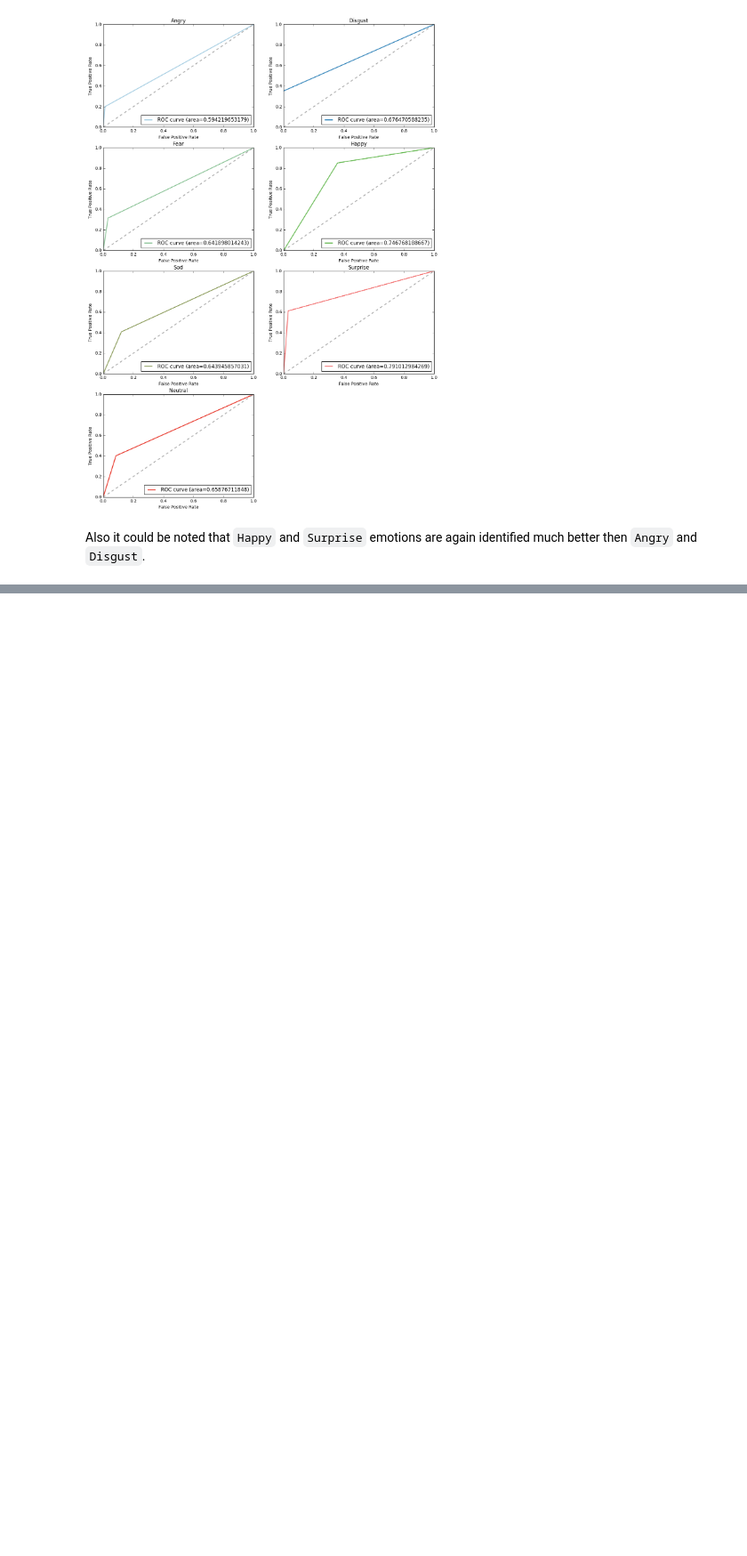
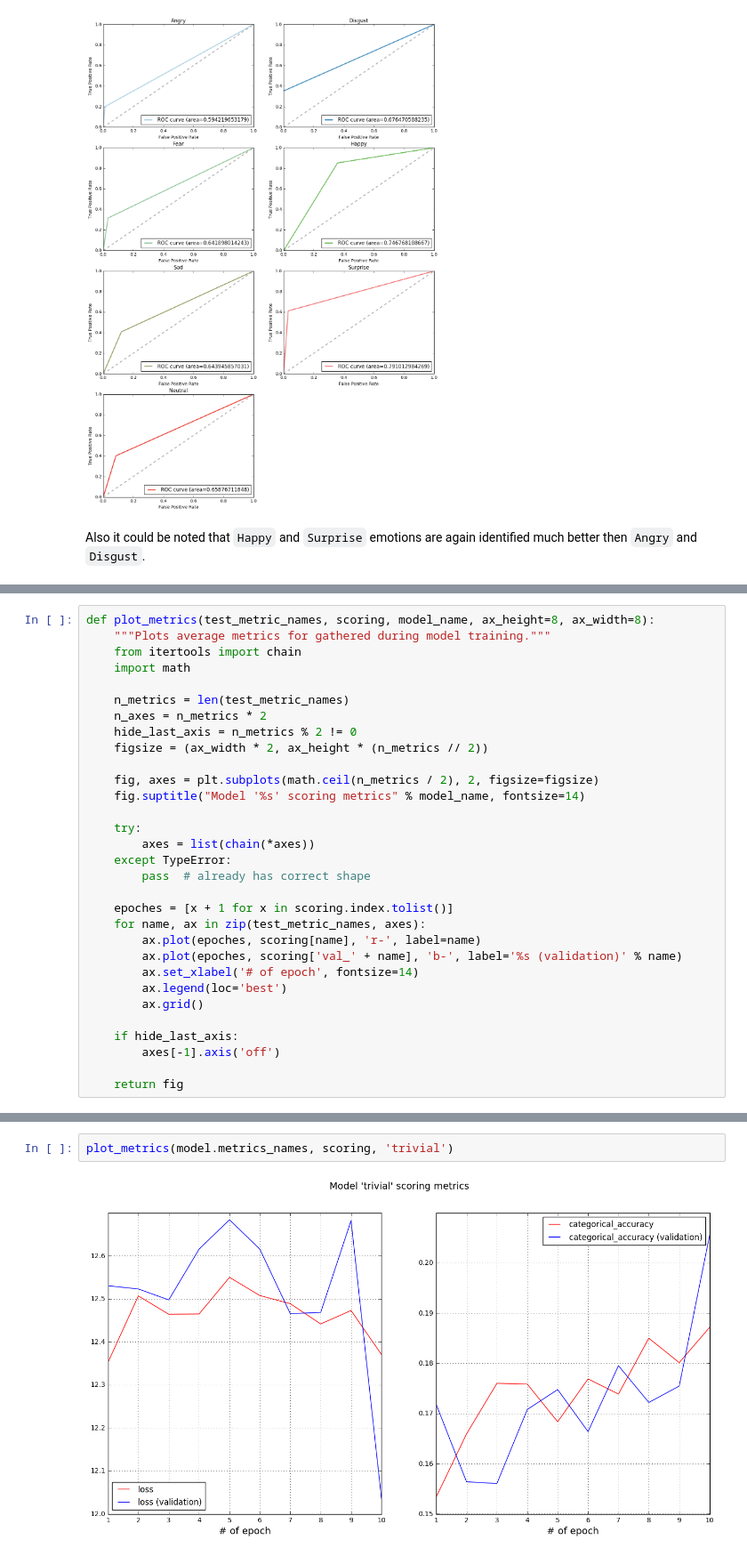
Before and after one commit to devforfu/emotions, a Jupyter notebook: emotions.ipynb, the cells around one changed output, grey strips where cells are left out. Shown at 89% size. Saved outputs shown, nothing was run; the diff lists cells and outputs as text; blank space fills up the shorter version.

```diff
--- a/emotions.ipynb
+++ b/emotions.ipynb
@@ -664,0 +762,31 @@ from keras.preprocessing.image import ImageDataGenerator
+# %%
+def plot_metrics(test_metric_names, scoring, model_name, ax_height=8, ax_width=8):
+    """Plots average metrics for gathered during model training."""
+    from itertools import chain
+    import math
+
+    n_metrics = len(test_metric_names)
+    n_axes = n_metrics * 2
+    hide_last_axis = n_metrics % 2 != 0
+    figsize = (ax_width * 2, ax_height * (n_metrics // 2))
+
+    fig, axes = plt.subplots(math.ceil(n_metrics / 2), 2, figsize=figsize)
+    fig.suptitle("Model '%s' scoring metrics" % model_name, fontsize=14)
+
+    try:
+        axes = list(chain(*axes))
+    except TypeError:
+        pass  # already has correct shape
+
+    epoches = [x + 1 for x in scoring.index.tolist()]
+    for name, ax in zip(test_metric_names, axes):
+        ax.plot(epoches, scoring[name], 'r-', label=name)
+        ax.plot(epoches, scoring['val_' + name], 'b-', label='%s (validation)' % name)
+        ax.set_xlabel('# of epoch', fontsize=14)
+        ax.legend(loc='best')
+        ax.grid()
+
+    if hide_last_axis:
+        axes[-1].axis('off')
+
+    return fig
@@ -664,0 +827,4 @@ from keras.preprocessing.image import ImageDataGenerator
+# %%
+plot_metrics(model.metrics_names, scoring, 'trivial')
+# %% [output]
+[figure, added]
```
Also changed, not shown: parts of 38 cells of this notebook, 8 other files.
